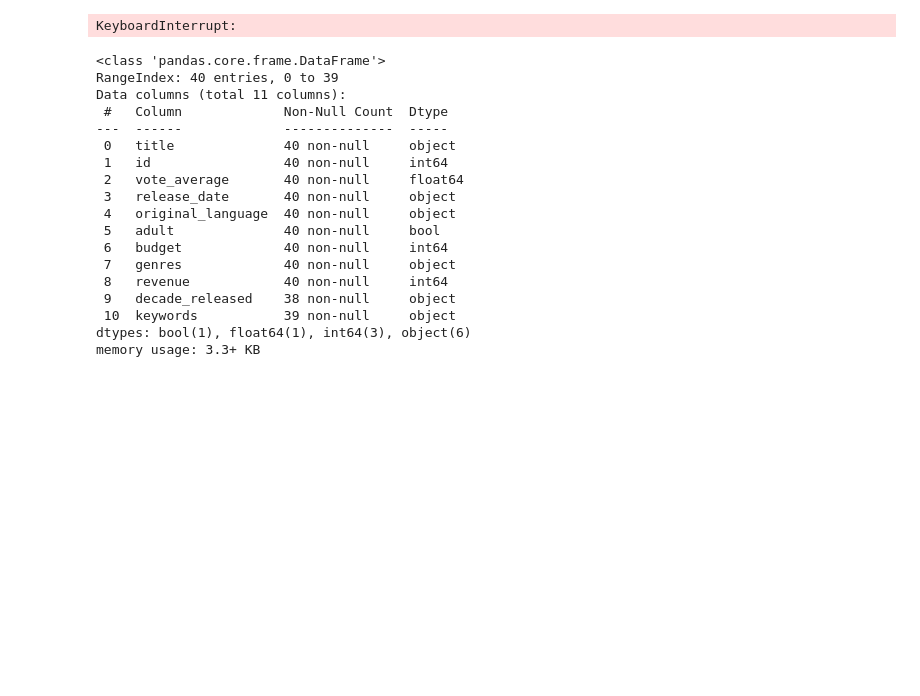
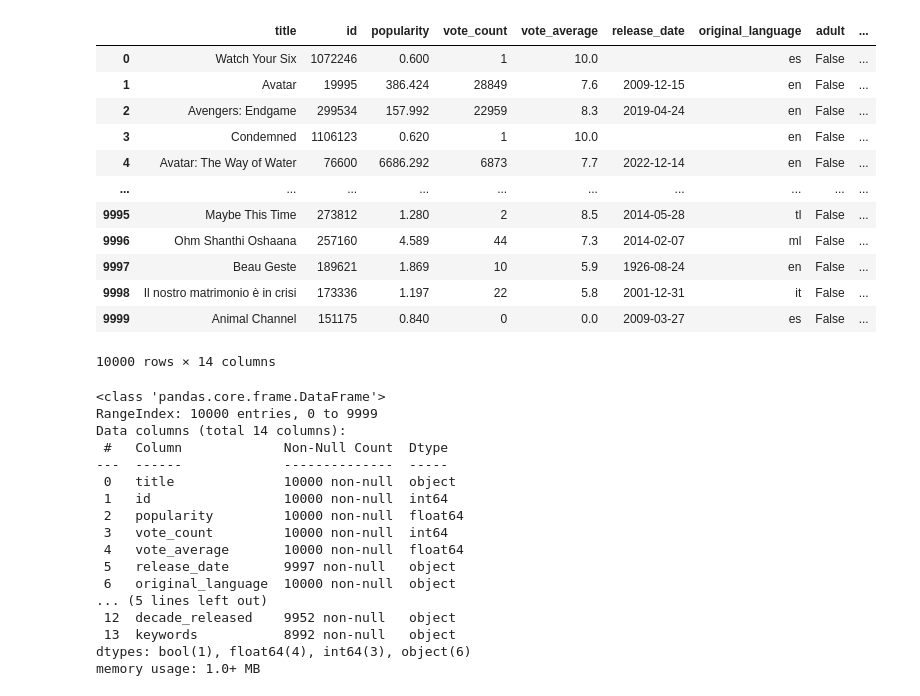
Before and after one commit to jewjux/sc1015-dsai, a Jupyter notebook: data_extraction.ipynb, the cells around one changed output. Drawn from its saved outputs; the diff is of its cells as text; code cells hidden in the pictures; blank space fills up the shorter version.

```diff
--- a/data_extraction.ipynb
+++ b/data_extraction.ipynb
@@ -21,7 +21,7 @@ resp = r.get("https://api.themoviedb.org/3/discover/movie?" \
 total_pages = resp.json()['total_pages']
 
 # Relevant movie columns
-cols = ['title', 'id', 'vote_average','release_date', 'original_language', 'adult']
+cols = ['title', 'id', 'popularity', 'vote_count', 'vote_average','release_date', 'original_language', 'adult']
 # No. of pages to collect responses from
 for i in tqdm(range(1, 501)):
         resp = r.get(f"https://api.themoviedb.org/3/discover/movie?api_key={API_KEY}&language=en-US&sort_by=revenue.desc&include_video=false&page={i}")
@@ -34,7 +34,7 @@ for i in tqdm(range(1, 501)):
         movie = movie.append(data)
 movie = movie.reset_index(drop=True)
 
-more_cols = ['budget', 'genres', 'revenue', 'decade_released']
+more_cols = ['budget', 'genres', 'revenue', 'year_released', 'decade_released', 'keywords']
 
 rows = []
 for i in tqdm(range(len(movie))):
@@ -76,54 +76,73 @@ for i in tqdm(range(len(movie))):
             if year_movie >= 2020:
                 decade_num = '2020s'
             elif year_movie >= 2010:
                 decade_num = '2010s'
             elif year_movie >=2000:
                 decade_num = '2000s'
             elif year_movie >=1990:
                 decade_num = '1990s'
             elif year_movie >=1980:
                 decade_num = '1980s'
             elif year_movie >=1970:
                 decade_num = '1970s'
             elif year_movie >=1960:
                 decade_num = '1960s'
             else:
                 decade_num = 'Before 1960s'
+            row.append(year_movie)
             row.append(decade_num)
         except:
             row.append(np.nan)
+            row.append(np.nan)
 
+        resp = r.get(f'https://api.themoviedb.org/3/movie/{movie_id}/keywords?api_key={API_KEY}')
+
+        keywords = [kw['name'] for kw in resp.json()['keywords']]
+        if keywords == []:
+            row.append(np.nan)
+        else: row.append(keywords)
 
         rows.append(row)
 
 # Create a DF containing all the data for all movies
 stats = pd.DataFrame(rows, columns=more_cols)
 
 df = pd.concat([movie, stats], axis=1)
 
 df
 # %% [output]
+|  | title | id | popularity | vote_count | vote_average | release_date | original_language | adult | ... |
+| 0 | Watch Your Six | 1072246 | 0.600 | 1 | 10.0 |  | es | False | ... |
+| 1 | Avatar | 19995 | 386.424 | 28849 | 7.6 | 2009-12-15 | en | False | ... |
+| 2 | Avengers: Endgame | 299534 | 157.992 | 22959 | 8.3 | 2019-04-24 | en | False | ... |
+| 3 | Condemned | 1106123 | 0.620 | 1 | 10.0 |  | en | False | ... |
+| 4 | Avatar: The Way of Water | 76600 | 6686.292 | 6873 | 7.7 | 2022-12-14 | en | False | ... |
+| ... | ... | ... | ... | ... | ... | ... | ... | ... | ... |
+| 9995 | Maybe This Time | 273812 | 1.280 | 2 | 8.5 | 2014-05-28 | tl | False | ... |
+| 9996 | Ohm Shanthi Oshaana | 257160 | 4.589 | 44 | 7.3 | 2014-02-07 | ml | False | ... |
+| 9997 | Beau Geste | 189621 | 1.869 | 10 | 5.9 | 1926-08-24 | en | False | ... |
+| 9998 | Il nostro matrimonio è in crisi | 173336 | 1.197 | 22 | 5.8 | 2001-12-31 | it | False | ... |
+| 9999 | Animal Channel | 151175 | 0.840 | 0 | 0.0 | 2009-03-27 | es | False | ... |
-KeyboardInterrupt:
+10000 rows × 14 columns
 # %%
 df.info()
 # %% [output]
 <class 'pandas.core.frame.DataFrame'>
-RangeIndex: 40 entries, 0 to 39
-Data columns (total 11 columns):
+RangeIndex: 10000 entries, 0 to 9999
+Data columns (total 14 columns):
  #   Column             Non-Null Count  Dtype
 ---  ------             --------------  -----
- 0   title              40 non-null     object
- 1   id                 40 non-null     int64
- 2   vote_average       40 non-null     float64
- 3   release_date       40 non-null     object
- 4   original_language  40 non-null     object
- 5   adult              40 non-null     bool
- 6   budget             40 non-null     int64
- 7   genres             40 non-null     object
- 8   revenue            40 non-null     int64
- 9   decade_released    38 non-null     object
- 10  keywords           39 non-null     object
-dtypes: bool(1), float64(1), int64(3), object(6)
-memory usage: 3.3+ KB
+ 0   title              10000 non-null  object
+ 1   id                 10000 non-null  int64
+ 2   popularity         10000 non-null  float64
+ 3   vote_count         10000 non-null  int64
+ 4   vote_average       10000 non-null  float64
+ 5   release_date       9997 non-null   object
+ 6   original_language  10000 non-null  object
+... (5 lines left out)
+ 12  decade_released    9952 non-null   object
+ 13  keywords           8992 non-null   object
+dtypes: bool(1), float64(4), int64(3), object(6)
+memory usage: 1.0+ MB
 # %%
 df.to_csv('uncleaned_1015.csv')
```
Also changed, not shown: 7 other files.
